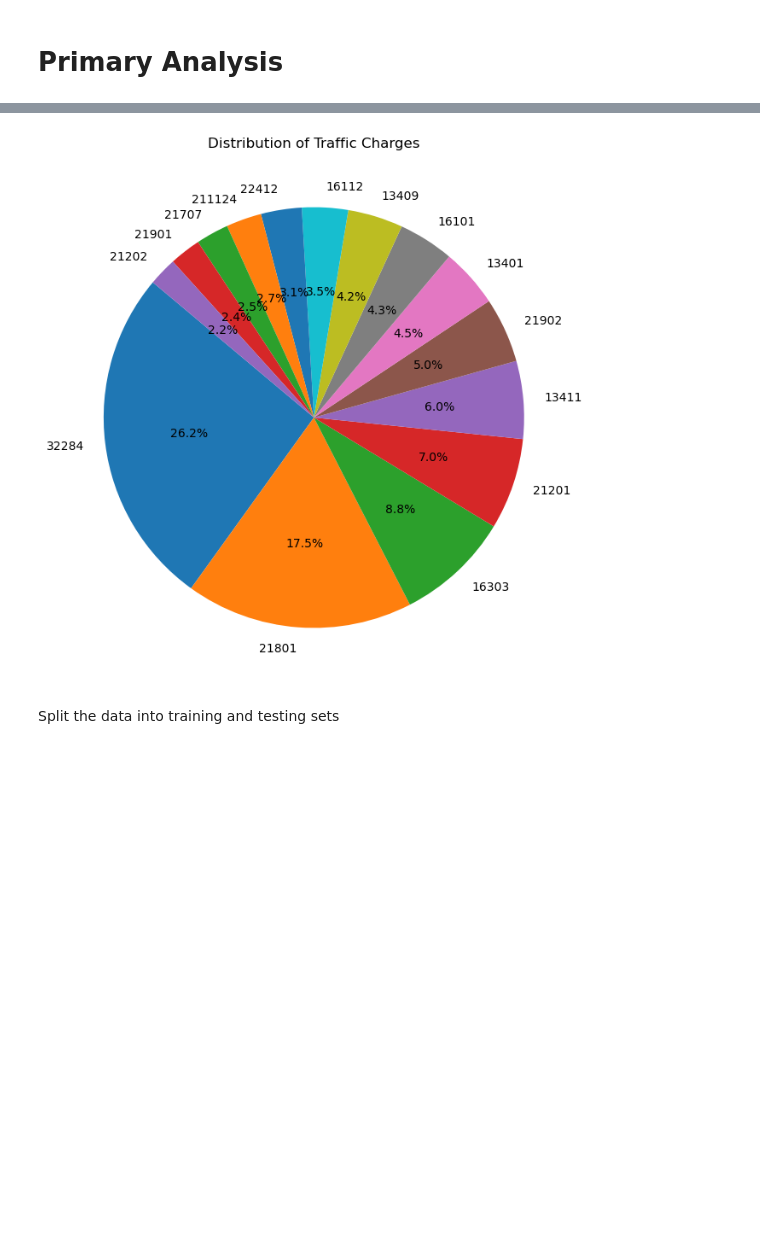
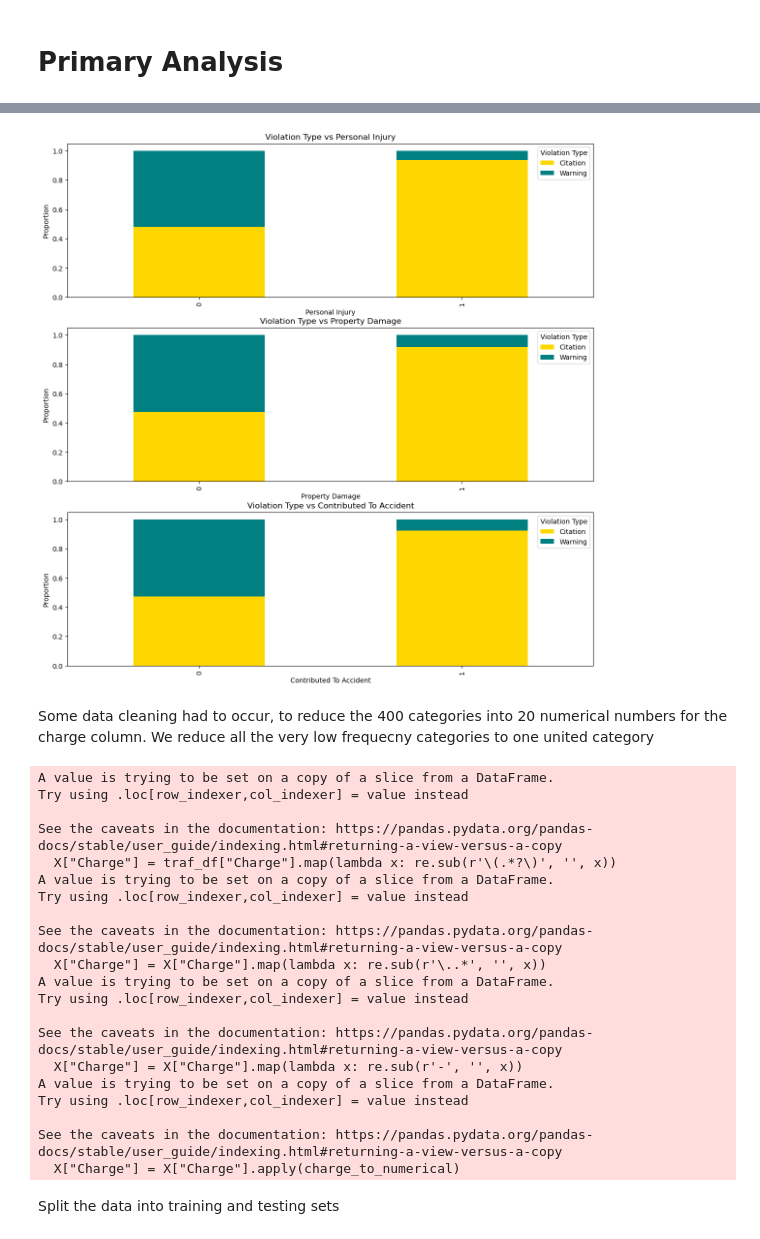
Before and after one commit to Yilalu/CMSC320project, a Jupyter notebook: CMCS320_Final_Project.ipynb, the cells around one changed output, grey strips where cells are left out. Cells and saved outputs as stored; diff of their text form; code cells hidden in the pictures; blank space fills up the shorter version.

Commit message:
Test Upload html

```diff
--- a/CMCS320_Final_Project.ipynb
+++ b/CMCS320_Final_Project.ipynb
@@ -815,27 +819,60 @@ y = traf_df["Violation Type"].map({'Citation': 1, 'Warning': 0})[:row]
+# %%
+columns = ["Personal Injury", "Property Damage", "Contributed To Accident"]
+
+fig, axes = plt.subplots(len(columns),1, figsize=(14, 14))
+
+for i, column_name in enumerate(columns):
+    violation_counts = traf_df.groupby([column_name, 'Violation Type']).size().unstack(fill_value=0)
+    violation_proportions = violation_counts.div(violation_counts.sum(axis=1), axis=0)
+
+    violation_proportions.plot(kind='bar', stacked=True, ax=axes[i], color=['gold', 'teal'])
+    axes[i].set_title('Violation Type vs ' + f"{column_name}")
+    axes[i].set_xlabel(column_name)
+    axes[i].set_ylabel('Proportion')
+    axes[i].legend(title='Violation Type')
+    axes[i].tick_params(axis='x', rotation=90)
+
+plt.show()
+# %% [output]
+[figure, added]
+# %% [markdown]
+Some data cleaning had to occur, to reduce the 400 categories into 20 numerical numbers for the charge column. We reduce all the very low frequecny categories to one united category
 # %%
 X["Charge"] = traf_df["Charge"].map(lambda x: re.sub(r'\(.*?\)', '', x))
 X["Charge"] = X["Charge"].map(lambda x: re.sub(r'\..*', '', x))
 X["Charge"] = X["Charge"].map(lambda x: re.sub(r'-', '', x))
 
-n = 15
+n = 50
 top_n_results = X["Charge"].value_counts().sort_values(ascending=False)[:n-1]
 mean = int(pd.Series(top_n_results.index.astype(int)).mean())
 
-def remove1(charge):
+def charge_to_numerical(charge):
     if charge not in top_n_results:
         return mean
     return charge
 
-X["Charge"] = X["Charge"].apply(remove1)
-
-charge_counts = X["Charge"].value_counts()
-# Create a pie chart
-plt.figure(figsize=(8, 8))
-plt.pie(charge_counts, labels=charge_counts.index, autopct='%1.1f%%', startangle=140)
-plt.title("Distribution of Traffic Charges")
-plt.show()
+X["Charge"] = X["Charge"].apply(charge_to_numerical)
 # %% [output]
-[figure, removed]
+A value is trying to be set on a copy of a slice from a DataFrame.
+Try using .loc[row_indexer,col_indexer] = value instead
+
+See the caveats in the documentation: https://pandas.pydata.org/pandas-docs/stable/user_guide/indexing.html#returning-a-view-versus-a-copy
+  X["Charge"] = traf_df["Charge"].map(lambda x: re.sub(r'\(.*?\)', '', x))
+A value is trying to be set on a copy of a slice from a DataFrame.
+Try using .loc[row_indexer,col_indexer] = value instead
+
+See the caveats in the documentation: https://pandas.pydata.org/pandas-docs/stable/user_guide/indexing.html#returning-a-view-versus-a-copy
+  X["Charge"] = X["Charge"].map(lambda x: re.sub(r'\..*', '', x))
+A value is trying to be set on a copy of a slice from a DataFrame.
+Try using .loc[row_indexer,col_indexer] = value instead
+
+See the caveats in the documentation: https://pandas.pydata.org/pandas-docs/stable/user_guide/indexing.html#returning-a-view-versus-a-copy
+  X["Charge"] = X["Charge"].map(lambda x: re.sub(r'-', '', x))
+A value is trying to be set on a copy of a slice from a DataFrame.
+Try using .loc[row_indexer,col_indexer] = value instead
+
+See the caveats in the documentation: https://pandas.pydata.org/pandas-docs/stable/user_guide/indexing.html#returning-a-view-versus-a-copy
+  X["Charge"] = X["Charge"].apply(charge_to_numerical)
 # %% [markdown]
 Split the data into training and testing sets
 # %%
```
Also changed, not shown: parts of 14 cells of this notebook, 1 other file.
